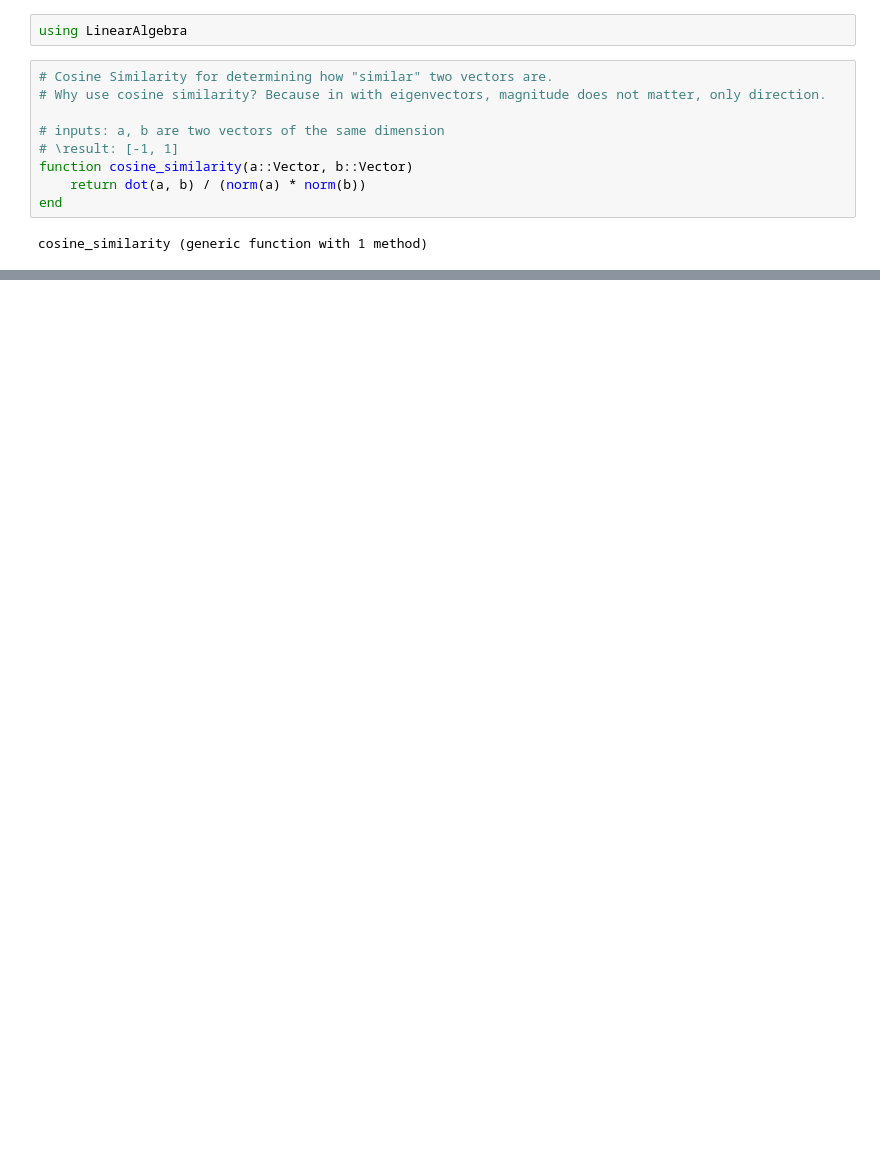
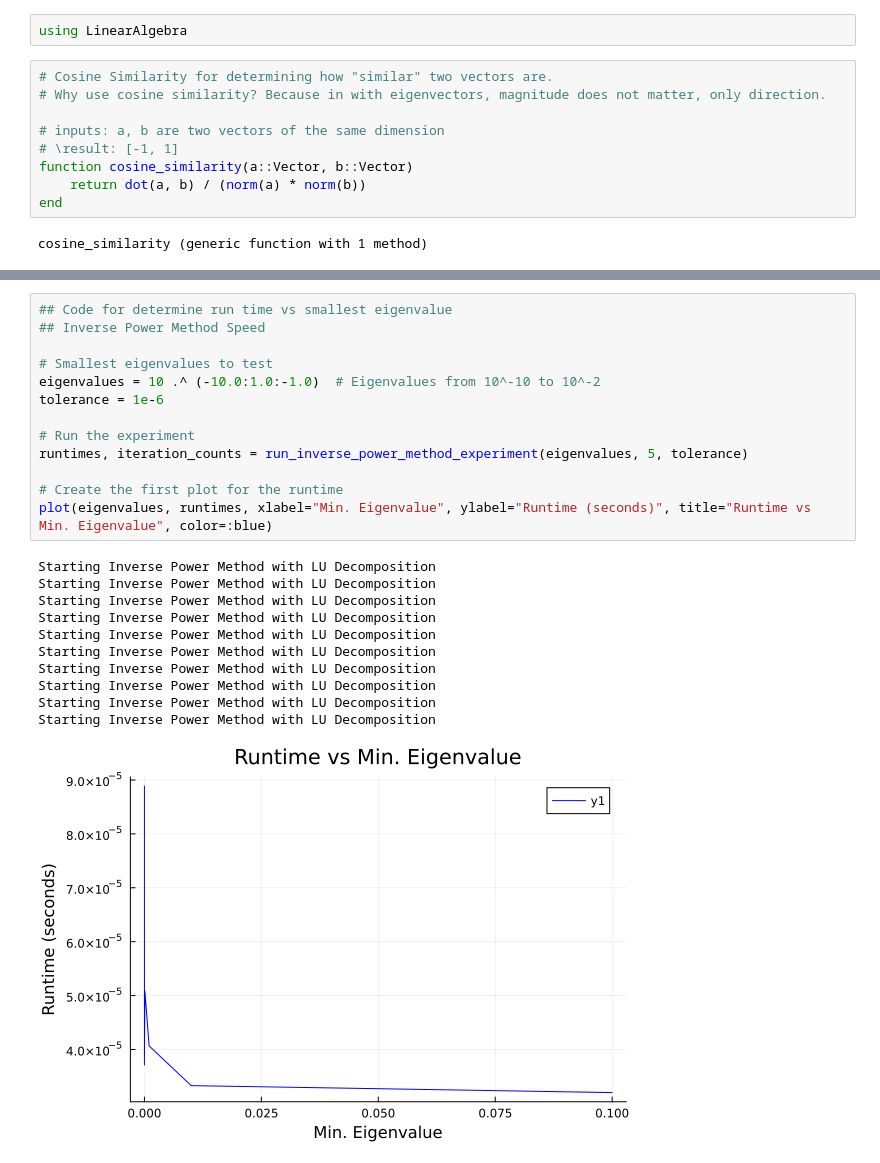
Before and after one commit to raphael2G/iterative_calculation_of_eigenvectors, a Jupyter notebook: iterativeCalculationOfEigenvectors.ipynb, the cells around one changed output, grey strips where cells are left out. Drawn from its saved outputs; the diff is of its cells as text; blank space fills up the shorter version.

```diff
--- a/iterativeCalculationOfEigenvectors.ipynb
+++ b/iterativeCalculationOfEigenvectors.ipynb
@@ -183,0 +278,25 @@ println("Number of Iterations: ", num_iterations)
+# %%
+## Code for determine run time vs smallest eigenvalue
+## Inverse Power Method Speed
+
+# Smallest eigenvalues to test
+eigenvalues = 10 .^ (-10.0:1.0:-1.0)  # Eigenvalues from 10^-10 to 10^-2
+tolerance = 1e-6
+
+# Run the experiment
+runtimes, iteration_counts = run_inverse_power_method_experiment(eigenvalues, 5, tolerance)
+
+# Create the first plot for the runtime
+plot(eigenvalues, runtimes, xlabel="Min. Eigenvalue", ylabel="Runtime (seconds)", title="Runtime vs Min. Eigenvalue", color=:blue)
+# %% [output]
+Starting Inverse Power Method with LU Decomposition
+Starting Inverse Power Method with LU Decomposition
+Starting Inverse Power Method with LU Decomposition
+Starting Inverse Power Method with LU Decomposition
+Starting Inverse Power Method with LU Decomposition
+Starting Inverse Power Method with LU Decomposition
+Starting Inverse Power Method with LU Decomposition
+Starting Inverse Power Method with LU Decomposition
+Starting Inverse Power Method with LU Decomposition
+Starting Inverse Power Method with LU Decomposition
+[figure, added]
```
Also changed, not shown: parts of 10 cells of this notebook.
